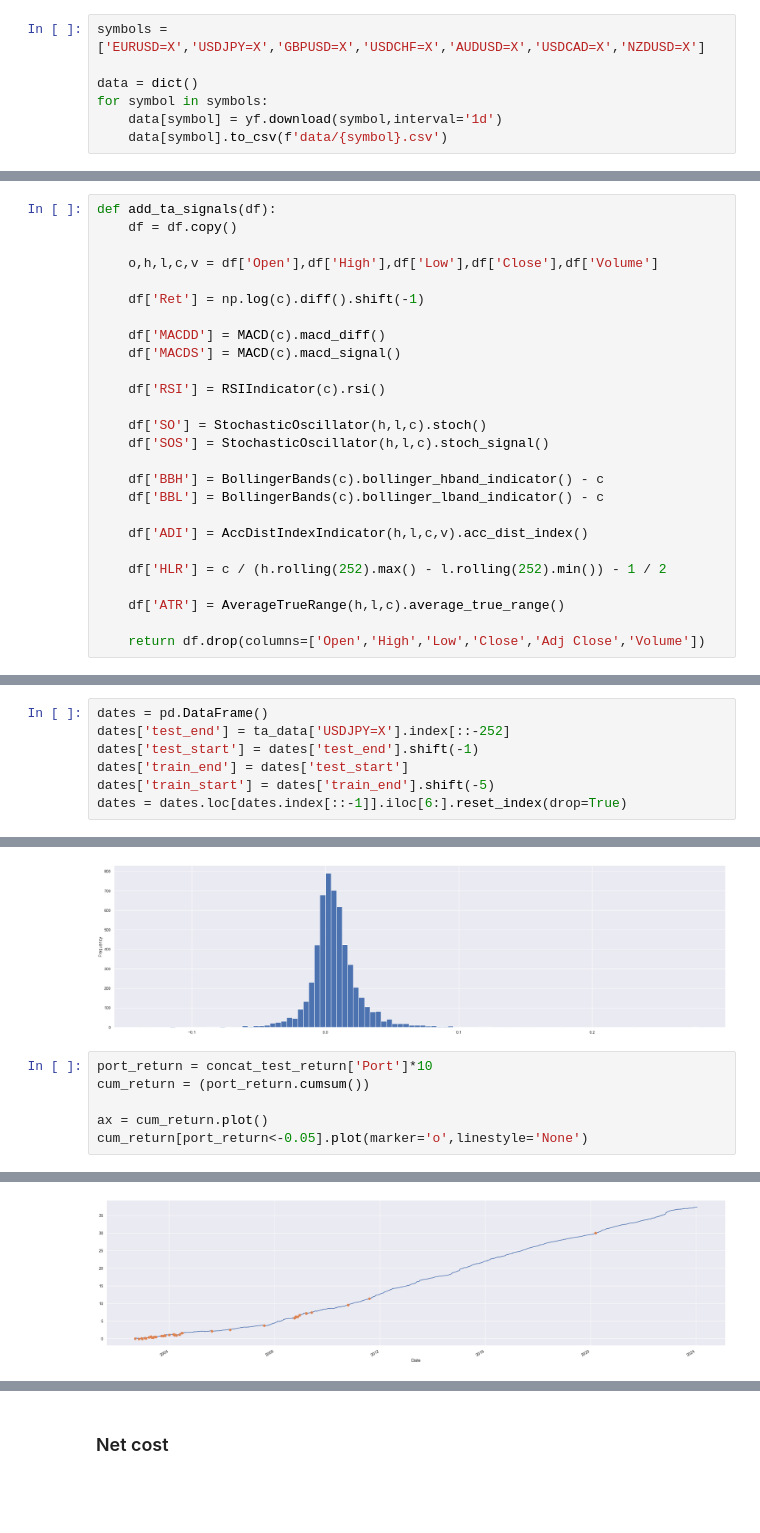
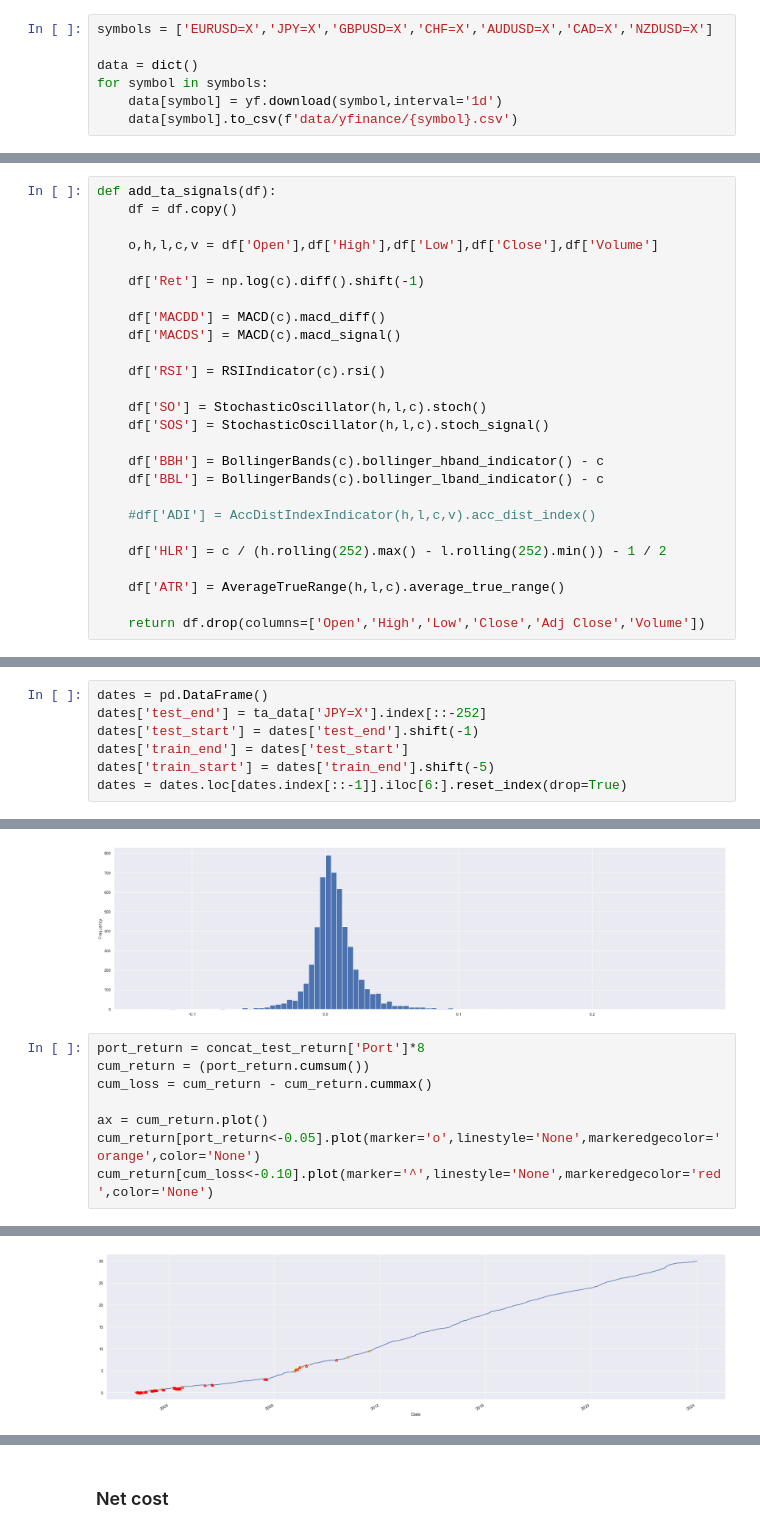
Before and after one commit to kcf1/Personal-Projects, a Jupyter notebook: Trading/FX Algo with ML/FX_Algo_with_ML.ipynb, the cells around one changed output, grey strips where cells are left out. Drawn from its saved outputs; the diff is of its cells as text; blank space fills up the shorter version.

```diff
--- a/Trading/FX Algo with ML/FX_Algo_with_ML.ipynb
+++ b/Trading/FX Algo with ML/FX_Algo_with_ML.ipynb
@@ -181,12 +181,12 @@ class Evaluator():
 # %% [markdown]
 # Preparation: data
 # %%
-symbols = ['EURUSD=X','USDJPY=X','GBPUSD=X','USDCHF=X','AUDUSD=X','USDCAD=X','NZDUSD=X']
+symbols = ['EURUSD=X','JPY=X','GBPUSD=X','CHF=X','AUDUSD=X','CAD=X','NZDUSD=X']
 
 data = dict()
 for symbol in symbols:
     data[symbol] = yf.download(symbol,interval='1d')
-    data[symbol].to_csv(f'data/{symbol}.csv')
+    data[symbol].to_csv(f'data/yfinance/{symbol}.csv')
 # %% [output]
 [*********************100%%**********************]  1 of 1 completed
 [*********************100%%**********************]  1 of 1 completed
@@ -238,7 +223,7 @@ def add_ta_signals(df):
     df['BBH'] = BollingerBands(c).bollinger_hband_indicator() - c
     df['BBL'] = BollingerBands(c).bollinger_lband_indicator() - c
 
-    df['ADI'] = AccDistIndexIndicator(h,l,c,v).acc_dist_index()
+    #df['ADI'] = AccDistIndexIndicator(h,l,c,v).acc_dist_index()
 
     df['HLR'] = c / (h.rolling(252).max() - l.rolling(252).min()) - 1 / 2
 
@@ -430,7 +415,7 @@ Evaluator(port_return).get_summary()
 ### Split datasets
 # %%
 dates = pd.DataFrame()
-dates['test_end'] = ta_data['USDJPY=X'].index[::-252]
+dates['test_end'] = ta_data['JPY=X'].index[::-252]
 dates['test_start'] = dates['test_end'].shift(-1)
 dates['train_end'] = dates['test_start']
 dates['train_start'] = dates['train_end'].shift(-5)
@@ -634,11 +607,13 @@ port_return.plot(kind='hist',bins=100)
 <Axes: ylabel='Frequency'>
 [figure]
 # %%
-port_return = concat_test_return['Port']*10
+port_return = concat_test_return['Port']*8
 cum_return = (port_return.cumsum())
+cum_loss = cum_return - cum_return.cummax()
 
 ax = cum_return.plot()
-cum_return[port_return<-0.05].plot(marker='o',linestyle='None')
+cum_return[port_return<-0.05].plot(marker='o',linestyle='None',markeredgecolor='orange',color='None')
+cum_return[cum_loss<-0.10].plot(marker='^',linestyle='None',markeredgecolor='red',color='None')
 # %% [output]
 <Axes: xlabel='Date'>
-[figure, old version]
+[figure, new version]
```
Also changed, not shown: parts of 12 cells of this notebook, 15 other files.
